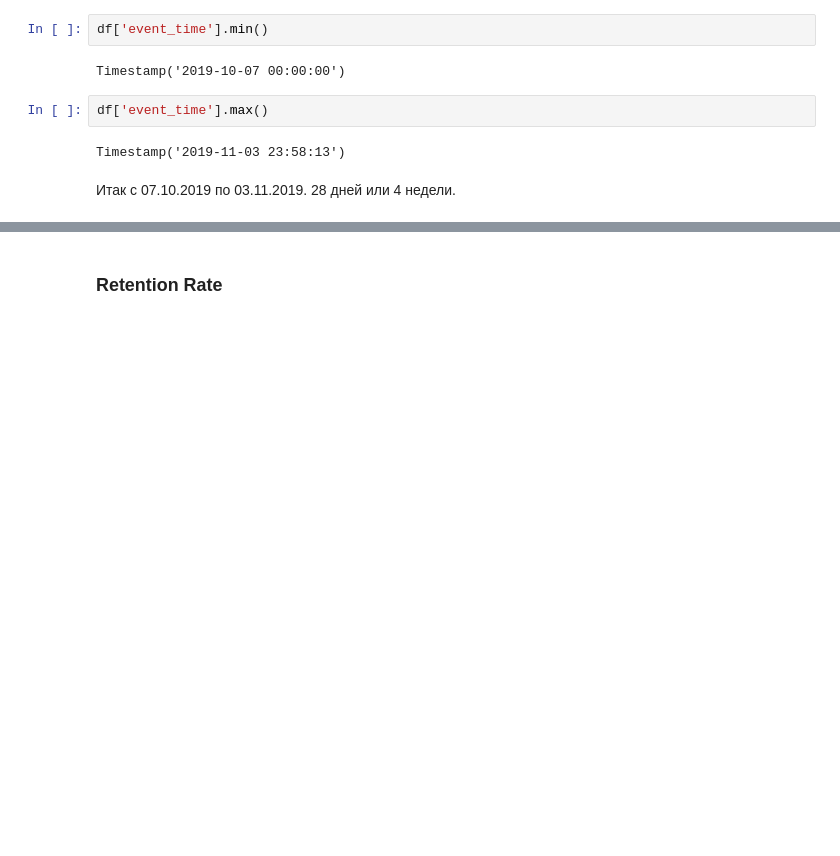
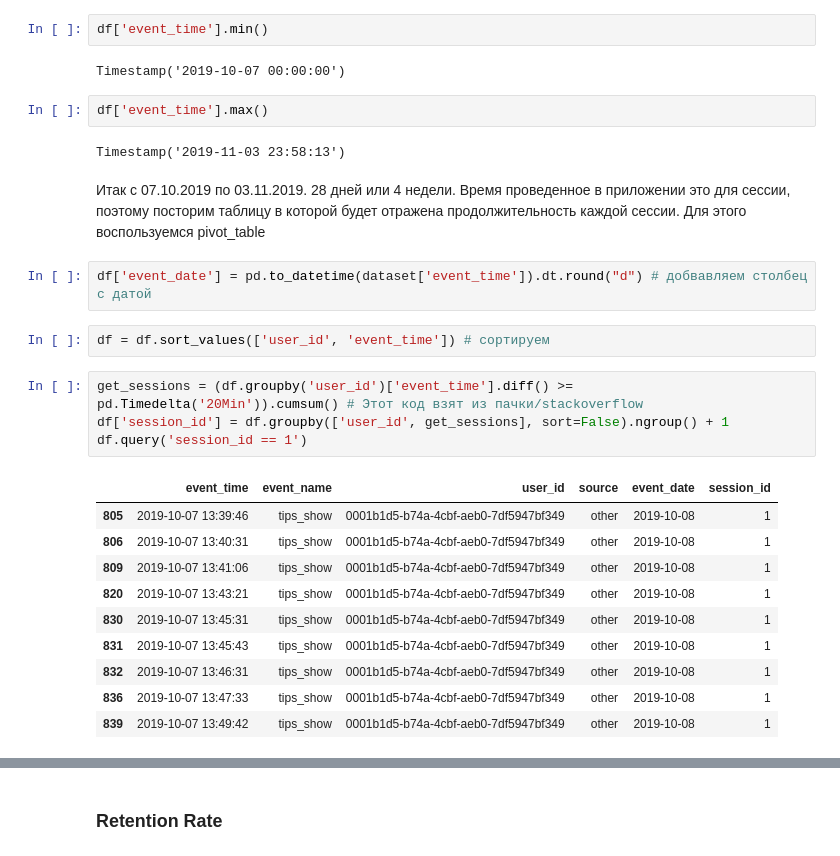
Before and after one commit to DaniilDonike/study_projects, a Jupyter notebook: Apps. Финальный проект/Project_first_try.ipynb, the cells around one changed output, grey strips where cells are left out. Cells and saved outputs as stored; diff of their text form; blank space fills up the shorter version.

Commit message:
Время в приложении почти решено

```diff
--- a/Apps. Финальный проект/Project_first_try.ipynb
+++ b/Apps. Финальный проект/Project_first_try.ipynb
@@ -256,4 +256,23 @@ df['event_time'].max()
 # %% [output]
 Timestamp('2019-11-03 23:58:13')
 # %% [markdown]
-Итак с 07.10.2019 по 03.11.2019. 28 дней или 4 недели.
+Итак с 07.10.2019 по 03.11.2019. 28 дней или 4 недели. Время проведенное в приложении это для сессии, поэтому посторим таблицу в которой будет отражена продолжительность каждой сессии. Для этого воспользуемся pivot_table
+# %%
+df['event_date'] = pd.to_datetime(dataset['event_time']).dt.round("d") # добвавляем столбец с датой
+# %%
+df = df.sort_values(['user_id', 'event_time']) # сортируем
+# %%
+get_sessions = (df.groupby('user_id')['event_time'].diff() >= pd.Timedelta('20Min')).cumsum() # Этот код взят из пачки/stackoverflow
+df['session_id'] = df.groupby(['user_id', get_sessions], sort=False).ngroup() + 1
+df.query('session_id == 1')
+# %% [output]
+|  | event_time | event_name | user_id | source | event_date | session_id |
+| 805 | 2019-10-07 13:39:46 | tips_show | 0001b1d5-b74a-4cbf-aeb0-7df5947bf349 | other | 2019-10-08 | 1 |
+| 806 | 2019-10-07 13:40:31 | tips_show | 0001b1d5-b74a-4cbf-aeb0-7df5947bf349 | other | 2019-10-08 | 1 |
+| 809 | 2019-10-07 13:41:06 | tips_show | 0001b1d5-b74a-4cbf-aeb0-7df5947bf349 | other | 2019-10-08 | 1 |
+| 820 | 2019-10-07 13:43:21 | tips_show | 0001b1d5-b74a-4cbf-aeb0-7df5947bf349 | other | 2019-10-08 | 1 |
+| 830 | 2019-10-07 13:45:31 | tips_show | 0001b1d5-b74a-4cbf-aeb0-7df5947bf349 | other | 2019-10-08 | 1 |
+| 831 | 2019-10-07 13:45:43 | tips_show | 0001b1d5-b74a-4cbf-aeb0-7df5947bf349 | other | 2019-10-08 | 1 |
+| 832 | 2019-10-07 13:46:31 | tips_show | 0001b1d5-b74a-4cbf-aeb0-7df5947bf349 | other | 2019-10-08 | 1 |
+| 836 | 2019-10-07 13:47:33 | tips_show | 0001b1d5-b74a-4cbf-aeb0-7df5947bf349 | other | 2019-10-08 | 1 |
+| 839 | 2019-10-07 13:49:42 | tips_show | 0001b1d5-b74a-4cbf-aeb0-7df5947bf349 | other | 2019-10-08 | 1 |
```
Also changed, not shown: parts of 3 cells of this notebook.
